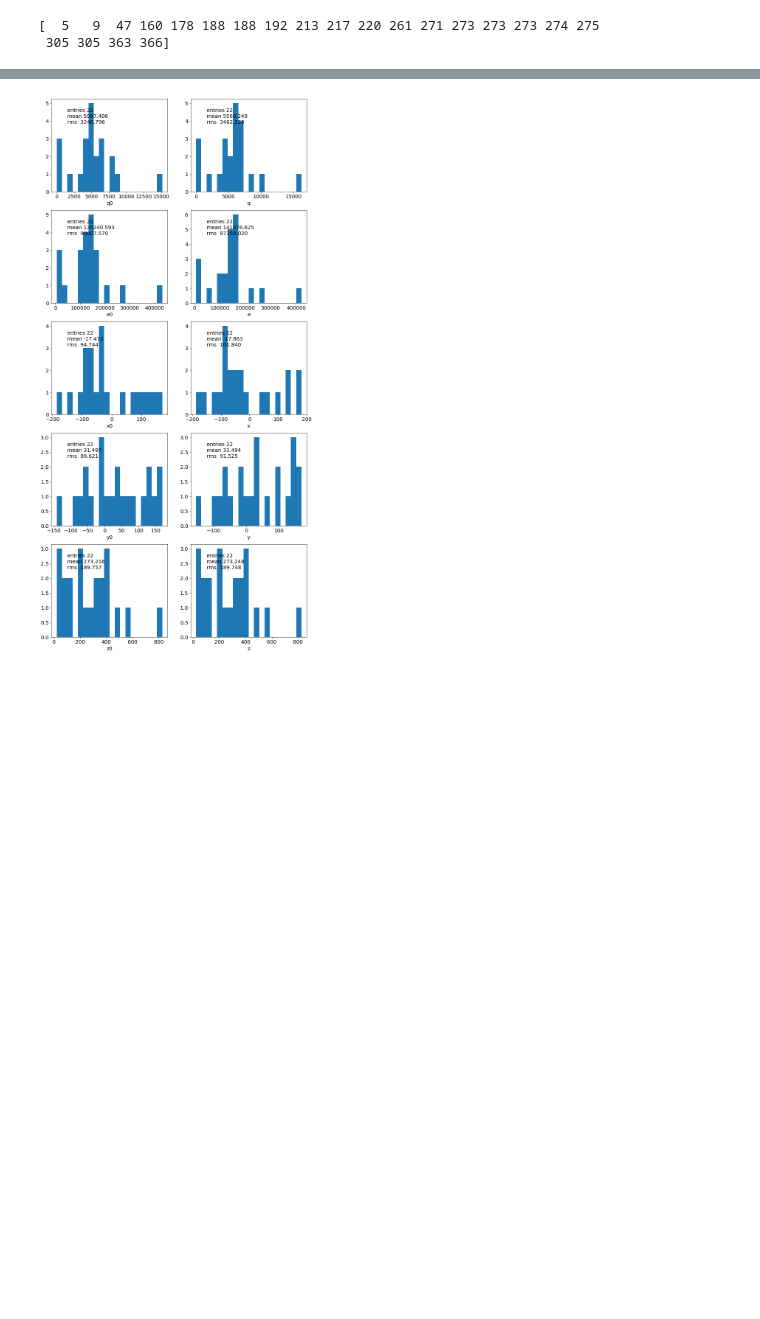
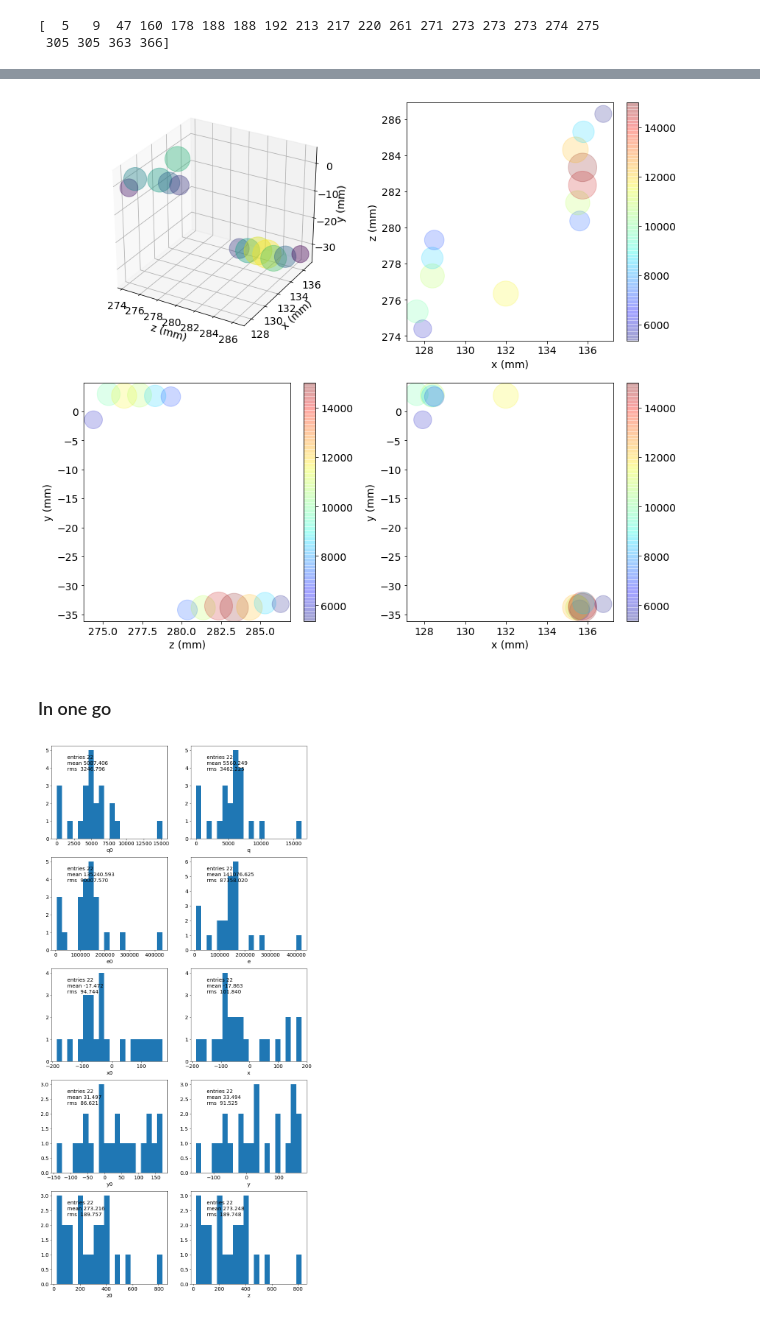
Before and after one commit to jahernando/CsThNB, a Jupyter notebook: JAH/hdst_tables_example.ipynb, the cells around one changed output, grey strips where cells are left out. Cells and saved outputs as stored; diff of their text form; code cells hidden in the pictures; blank space fills up the shorter version.

```diff
--- a/JAH/hdst_tables_example.ipynb
+++ b/JAH/hdst_tables_example.ipynb
@@ -171 +160,7 @@ hpplt.table_plot_event_hits(htab, evt, pk)
+# %%
+hpplot.graph_hits(hdf[hdf.event == ievt])
+# %% [output]
+[figure, added]
+# %% [markdown]
+### In one go
 # %%
```
Also changed, not shown: parts of 20 cells of this notebook.
